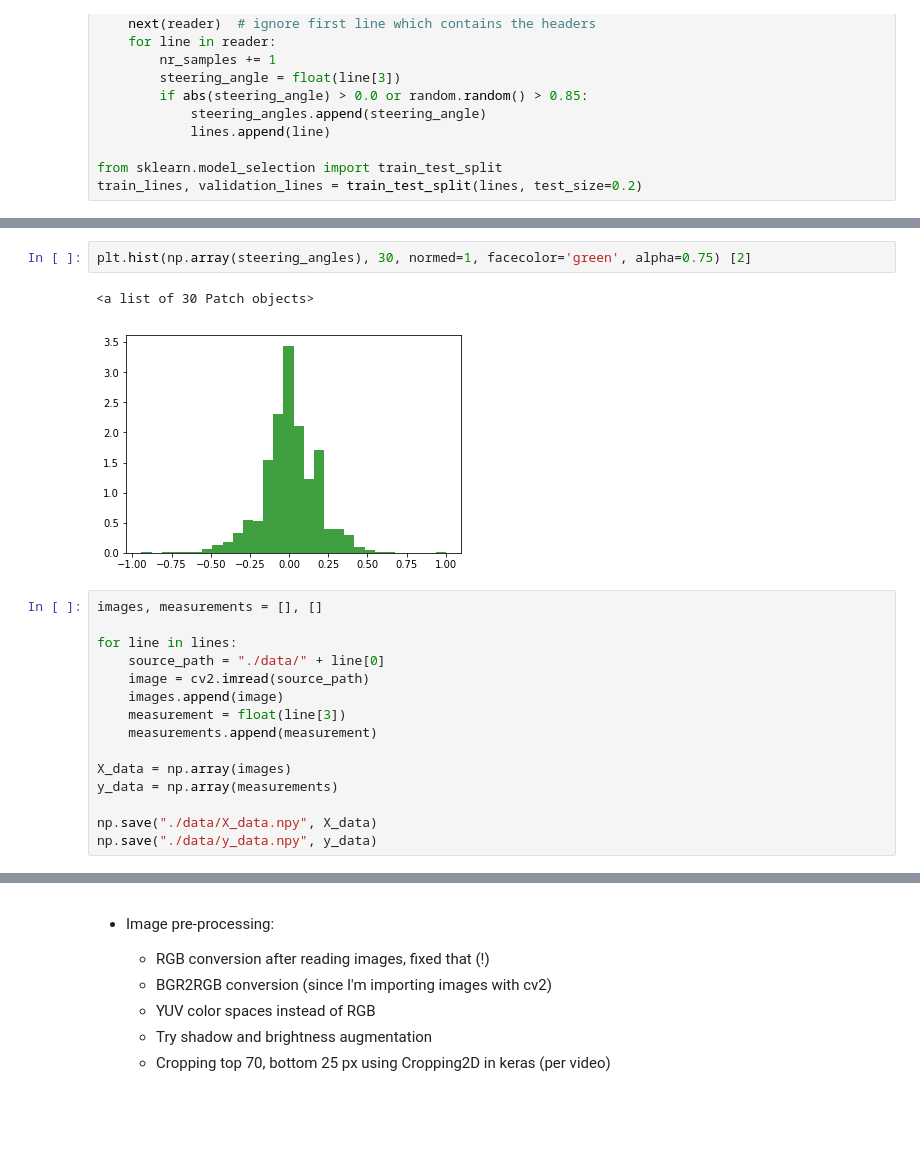
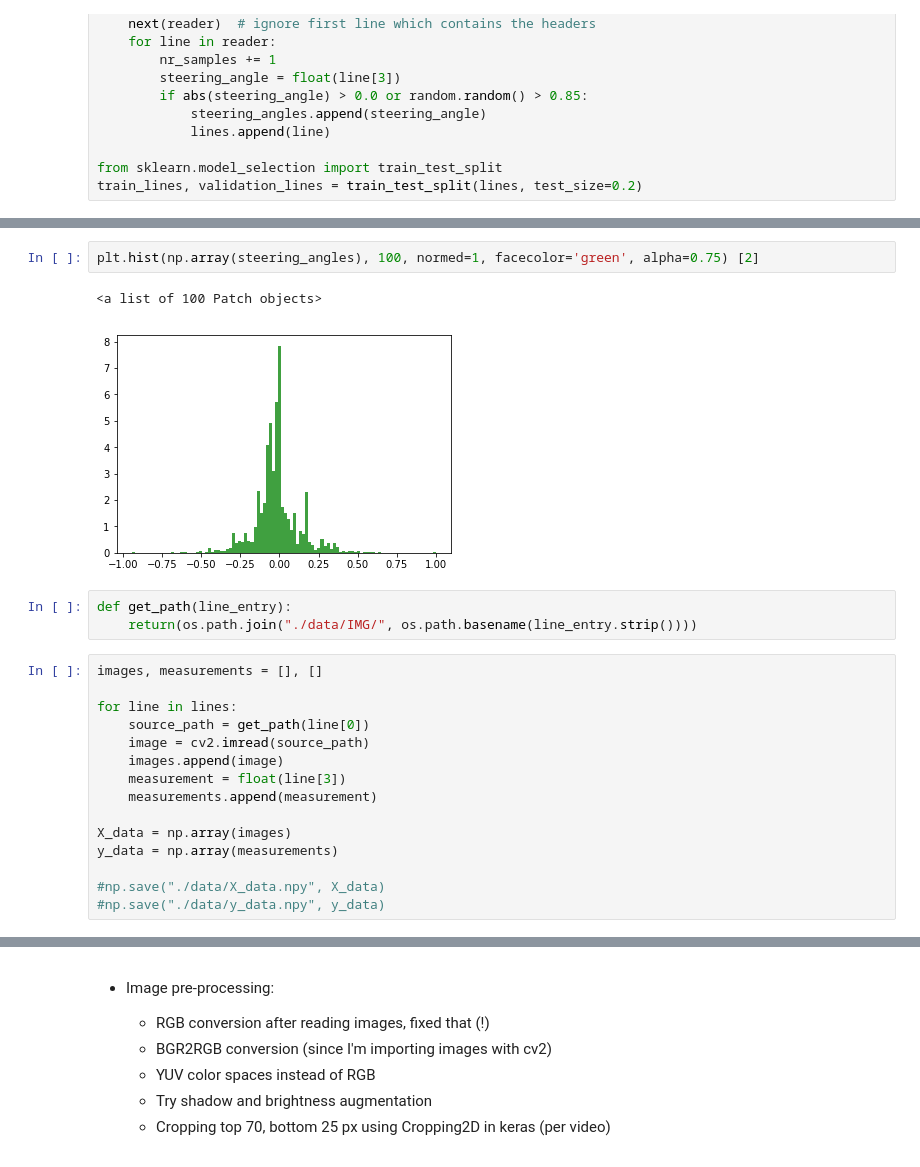
Before and after one commit to sdegryze/CarND-Behavioral-Cloning-P3, a Jupyter notebook: Project 3 - Behavioral Cloning.ipynb, the cells around one changed output, grey strips where cells are left out. Cells and saved outputs as stored; diff of their text form; blank space fills up the shorter version.

```diff
--- a/Project 3 - Behavioral Cloning.ipynb
+++ b/Project 3 - Behavioral Cloning.ipynb
@@ -37,13 +37,16 @@ Total number of samples in csvfile: 8036; number of samples retained: 4296
 # %%
-plt.hist(np.array(steering_angles), 30, normed=1, facecolor='green', alpha=0.75) [2]
+plt.hist(np.array(steering_angles), 100, normed=1, facecolor='green', alpha=0.75) [2]
 # %% [output]
-<a list of 30 Patch objects>
+<a list of 100 Patch objects>
-[figure, old version]
+[figure, new version]
+# %%
+def get_path(line_entry):
+    return(os.path.join("./data/IMG/", os.path.basename(line_entry.strip())))
 # %%
 images, measurements = [], []
 
 for line in lines:
-    source_path = "./data/" + line[0]
+    source_path = get_path(line[0])
     image = cv2.imread(source_path)
     images.append(image)
     measurement = float(line[3])
@@ -52,8 +55,8 @@ for line in lines:
 X_data = np.array(images)
 y_data = np.array(measurements)
 
-np.save("./data/X_data.npy", X_data)
-np.save("./data/y_data.npy", y_data)
+#np.save("./data/X_data.npy", X_data)
+#np.save("./data/y_data.npy", y_data)
 # %%
 import random
 import itertools
```
Also changed, not shown: parts of 8 cells of this notebook.
